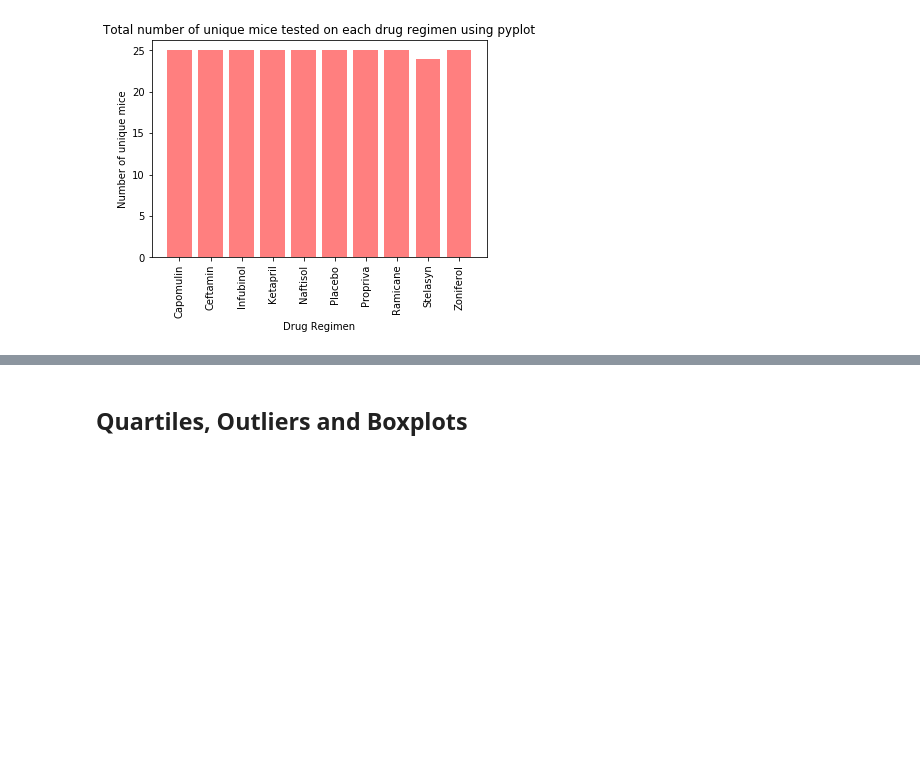
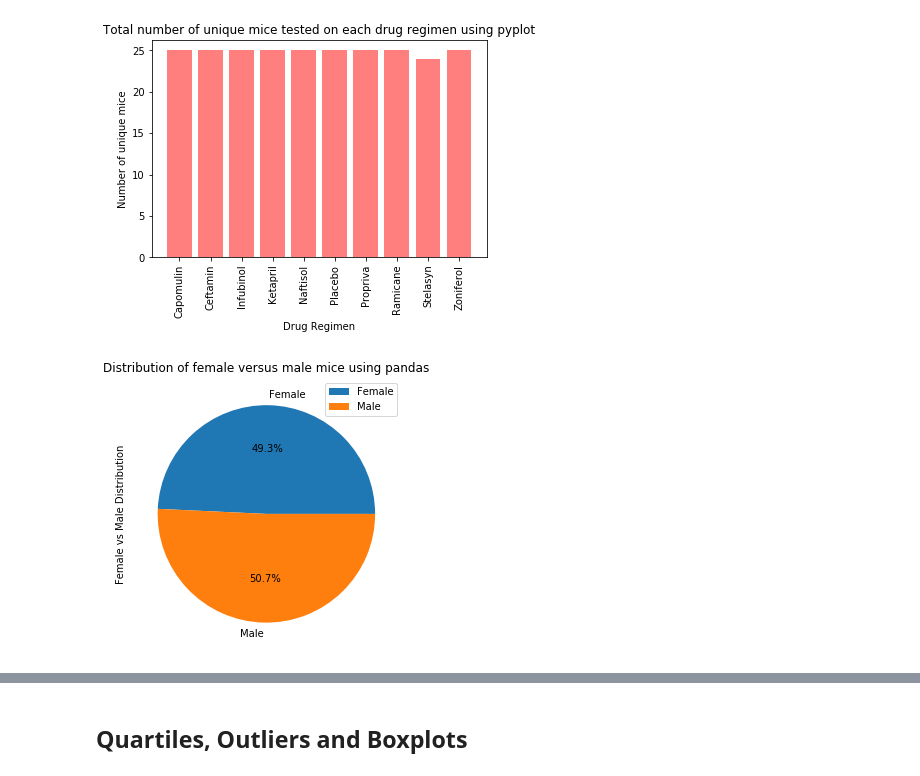
Before and after one commit to mengyin-lee/Matplotlib-challenge, a Jupyter notebook: Pymaceuticals/pymaceuticals_starter.ipynb, the cells around one changed output, grey strips where cells are left out. Saved outputs shown, nothing was run; the diff lists cells and outputs as text; code cells hidden in the pictures; blank space fills up the shorter version.

Commit message:
pie chart

```diff
--- a/Pymaceuticals/pymaceuticals_starter.ipynb
+++ b/Pymaceuticals/pymaceuticals_starter.ipynb
@@ -170,2 +168,19 @@ Text(0, 0.5, 'Number of unique mice')
+# %%
+# Generate a pie plot showing the distribution of female versus male mice using pandas
+#clean_df.head()
+
+gender_dist = clean_df.groupby(["Sex"]).agg(Distribution=('Mouse ID', 'count'))
+
+dist_pie = gender_dist.plot(kind="pie", y='Distribution', figsize=(5,5), autopct = '%1.1f%%',\
+                            title=("Distribution of female versus male mice using pandas"))
+
+dist_pie.set_ylabel("Female vs Male Distribution")
+
+plt.show()
+
+
+# How do I display count value on the pie
+# %% [output]
+[figure, added]
 # %%
 # Generate a pie plot showing the distribution of female versus male mice using pyplot
```
Also changed, not shown: parts of 2 cells of this notebook.
